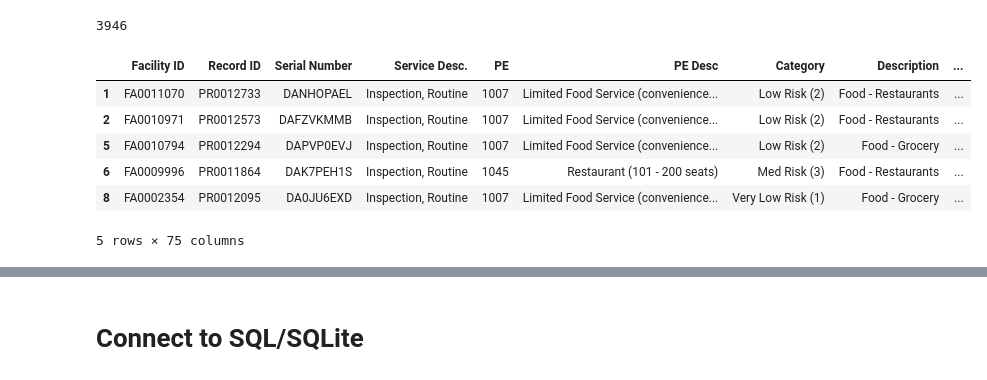
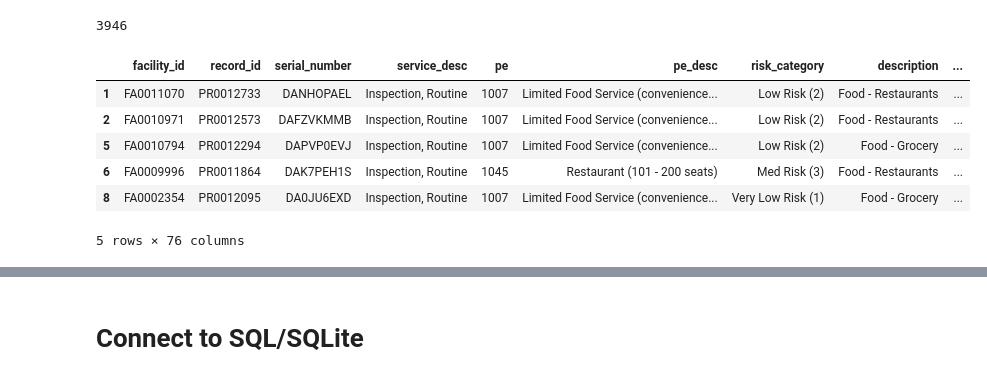
Before and after one commit to Yellowstoner/TriCounty-Restaurant-Inspections, a Jupyter notebook: TriCounty-Restaurant-Inspections.ipynb, the cells around one changed output, grey strips where cells are left out. Drawn from its saved outputs; the diff is of its cells as text; code cells hidden in the pictures.

```diff
--- a/TriCounty-Restaurant-Inspections.ipynb
+++ b/TriCounty-Restaurant-Inspections.ipynb
@@ -7,7 +7,7 @@ import numpy as np
 # Tri-County Restaurant Inspection Data
 # %%
 # Read CSV
-restaurants = pd.read_csv("Restaurant_Inspections_in_Tri-County_Colorado.csv")
+restaurants = pd.read_csv("raw-data.csv", index_col=None)
 # %%
 # Clean data
 df = restaurants.fillna("0")
@@ -40,13 +28,13 @@ total_facilities
 3946
 # %%
 # Remove Duplicates for most recent data
-df_clean = df.drop_duplicates('Facility ID', keep='last')
+df_clean = df.drop_duplicates('facility_id', keep='last')
 df_clean.head()
 # %% [output]
-|  | Facility ID | Record ID | Serial Number | Service Desc. | PE | PE Desc | Category | Description | ... |
+|  | facility_id | record_id | serial_number | service_desc | pe | pe_desc | risk_category | description | ... |
 | 1 | FA0011070 | PR0012733 | DANHOPAEL | Inspection, Routine | 1007 | Limited Food Service (convenience... | Low Risk (2) | Food - Restaurants | ... |
 | 2 | FA0010971 | PR0012573 | DAFZVKMMB | Inspection, Routine | 1007 | Limited Food Service (convenience... | Low Risk (2) | Food - Restaurants | ... |
 | 5 | FA0010794 | PR0012294 | DAPVP0EVJ | Inspection, Routine | 1007 | Limited Food Service (convenience... | Low Risk (2) | Food - Grocery | ... |
 | 6 | FA0009996 | PR0011864 | DAK7PEH1S | Inspection, Routine | 1045 | Restaurant (101 - 200 seats) | Med Risk (3) | Food - Restaurants | ... |
 | 8 | FA0002354 | PR0012095 | DA0JU6EXD | Inspection, Routine | 1007 | Limited Food Service (convenience... | Very Low Risk (1) | Food - Grocery | ... |
-5 rows × 75 columns
+5 rows × 76 columns
```
Also changed, not shown: parts of 31 cells of this notebook, 12 other files.
